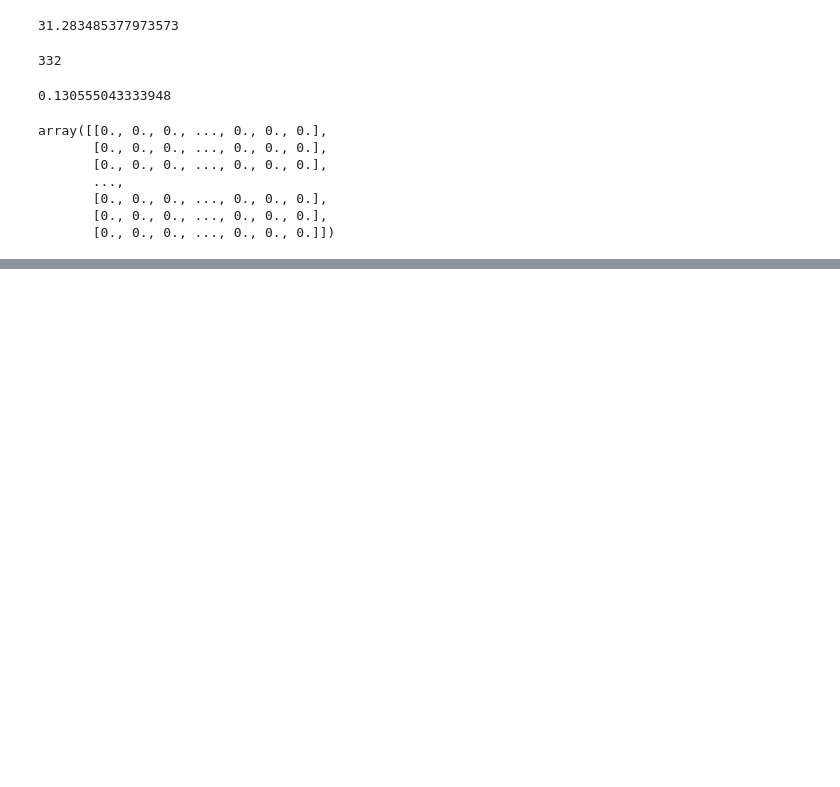
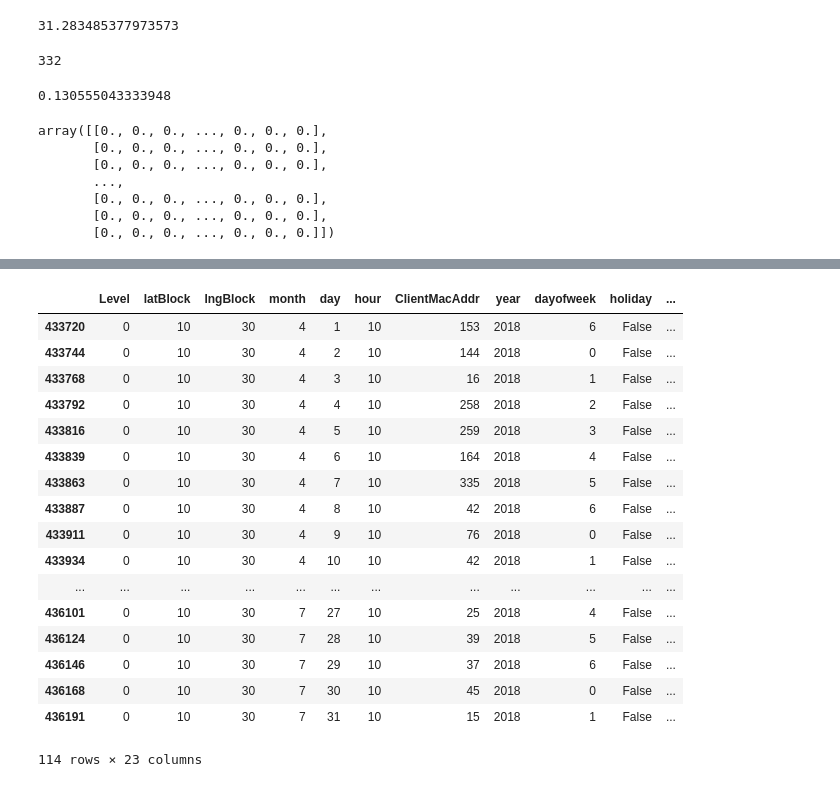
Before and after one commit to Yuhan-Wg/INF560-Project-Visiting_suggestion_service, a Jupyter notebook: notebook/EDA.ipynb, the cells around one changed output, grey strips where cells are left out. Saved outputs shown, nothing was run; the diff lists cells and outputs as text; code cells hidden in the pictures; blank space fills up the shorter version.

```diff
--- a/notebook/EDA.ipynb
+++ b/notebook/EDA.ipynb
@@ -442,0 +456,23 @@ array([[0., 0., 0., ..., 0., 0., 0.],
+# %%
+df = timedate_process(df)
+# %%
+df.loc[(df.Level==0)&(df.latBlock==10) &(df.lngBlock==30) & (df.hour==10)]
+# %% [output]
+|  | Level | latBlock | lngBlock | month | day | hour | ClientMacAddr | year | dayofweek | holiday | ... |
+| 433720 | 0 | 10 | 30 | 4 | 1 | 10 | 153 | 2018 | 6 | False | ... |
+| 433744 | 0 | 10 | 30 | 4 | 2 | 10 | 144 | 2018 | 0 | False | ... |
+| 433768 | 0 | 10 | 30 | 4 | 3 | 10 | 16 | 2018 | 1 | False | ... |
+| 433792 | 0 | 10 | 30 | 4 | 4 | 10 | 258 | 2018 | 2 | False | ... |
+| 433816 | 0 | 10 | 30 | 4 | 5 | 10 | 259 | 2018 | 3 | False | ... |
+| 433839 | 0 | 10 | 30 | 4 | 6 | 10 | 164 | 2018 | 4 | False | ... |
+| 433863 | 0 | 10 | 30 | 4 | 7 | 10 | 335 | 2018 | 5 | False | ... |
+| 433887 | 0 | 10 | 30 | 4 | 8 | 10 | 42 | 2018 | 6 | False | ... |
+| 433911 | 0 | 10 | 30 | 4 | 9 | 10 | 76 | 2018 | 0 | False | ... |
+| 433934 | 0 | 10 | 30 | 4 | 10 | 10 | 42 | 2018 | 1 | False | ... |
+| ... | ... | ... | ... | ... | ... | ... | ... | ... | ... | ... | ... |
+| 436101 | 0 | 10 | 30 | 7 | 27 | 10 | 25 | 2018 | 4 | False | ... |
+| 436124 | 0 | 10 | 30 | 7 | 28 | 10 | 39 | 2018 | 5 | False | ... |
+| 436146 | 0 | 10 | 30 | 7 | 29 | 10 | 37 | 2018 | 6 | False | ... |
+| 436168 | 0 | 10 | 30 | 7 | 30 | 10 | 45 | 2018 | 0 | False | ... |
+| 436191 | 0 | 10 | 30 | 7 | 31 | 10 | 15 | 2018 | 1 | False | ... |
+114 rows × 23 columns
```
Also changed, not shown: parts of 4 cells of this notebook, 10 other files.
